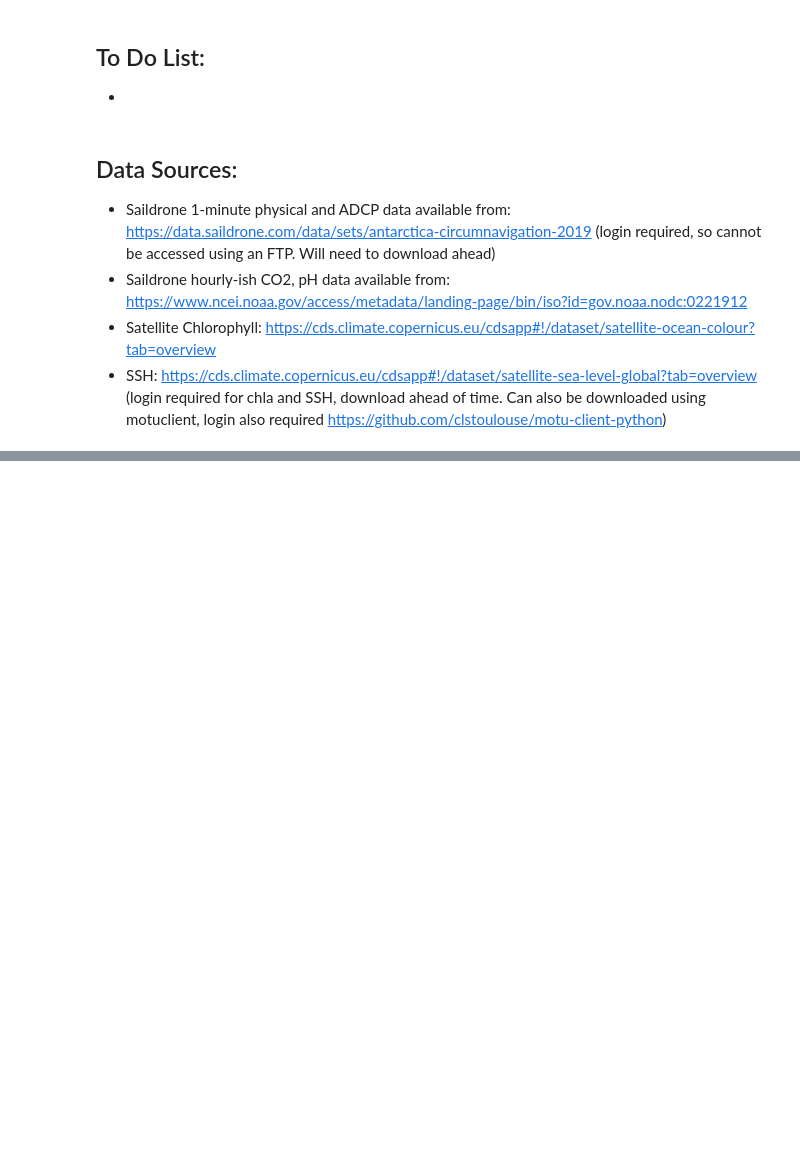
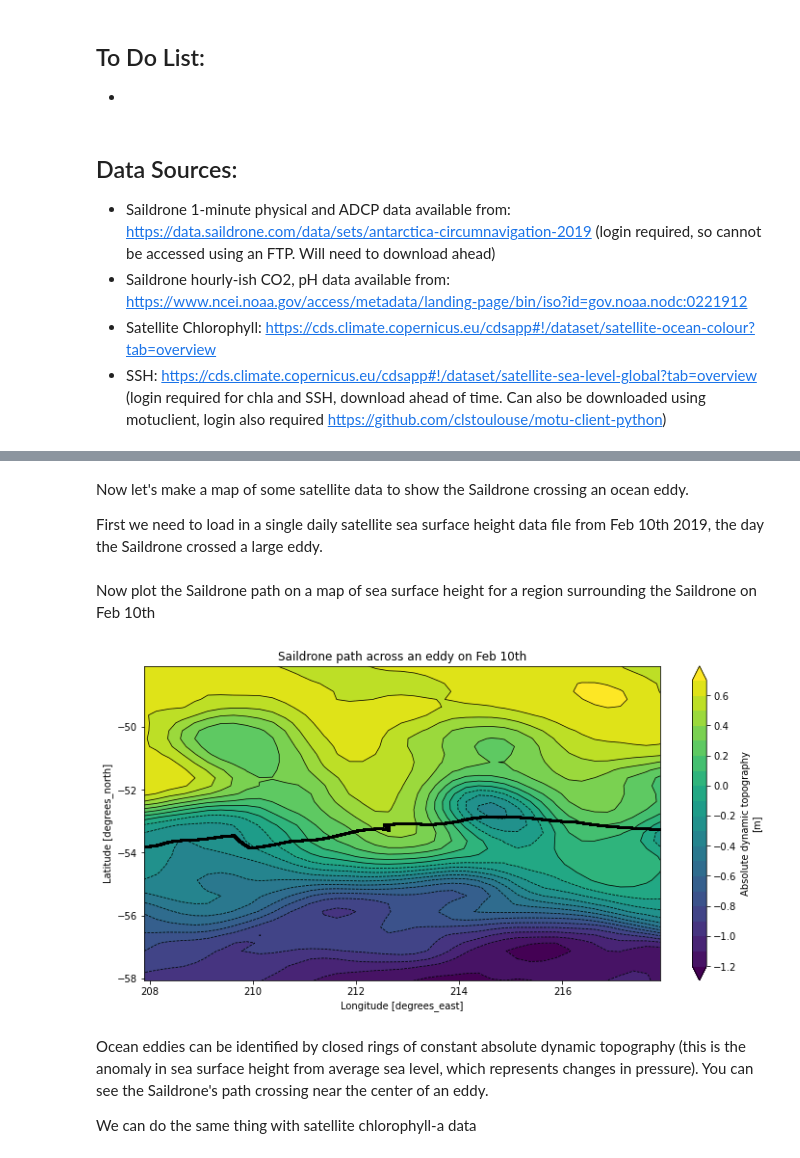
Before and after one commit to scottyhq/OCG_Saildrone, a Jupyter notebook: OCG_Saildrone_Lesson_Notebook.ipynb, the cells around one changed output, grey strips where cells are left out. Saved outputs shown, nothing was run; the diff lists cells and outputs as text; code cells hidden in the pictures; blank space fills up the shorter version.

Commit message:
added load satellite ssh data and plot Saildrone track on map of adt

```diff
--- a/OCG_Saildrone_Lesson_Notebook.ipynb
+++ b/OCG_Saildrone_Lesson_Notebook.ipynb
@@ -95,0 +131,32 @@ plt.show()
+# %% [markdown]
+Now let's make a map of some satellite data to show the Saildrone crossing an ocean eddy.
+
+First we need to load in a single daily satellite sea surface height data file from Feb 10th 2019, the day the Saildrone crossed a large eddy.
+# %%
+satellite_ssh = xr.open_dataset(data_dir + 'ssh_2019_02_10.nc')
+# %% [markdown]
+Now plot the Saildrone path on a map of sea surface height for a region surrounding the Saildrone on Feb 10th
+# %%
+#finding position of Saildrone on Feb 10
+time_index = np.argwhere(Saildrone_phys.time.values==np.datetime64('2019-02-10'))[0]
+tlon = Saildrone_phys.longitude.values[time_index]
+tlat = Saildrone_phys.latitude.values[time_index]
+
+#make a contour plot of satellite ssh
+xr.plot.contourf(satellite_ssh.adt[0,:,:],levels=np.arange(-1.2,0.8,0.1),cmap='viridis',size=6,aspect=2)
+xr.plot.contour(satellite_ssh.adt[0,:,:],levels=np.arange(-1.2,0.8,0.1),colors='k',linewidths=0.75)
+plt.xlim(tlon+360-5,tlon+360+5)
+plt.ylim(tlat-5,tlat+5)
+
+#add Saildrone track
+plt.scatter(Saildrone_phys.longitude+360, Saildrone_phys.latitude, c='black', s=3, label='Saildrone', zorder=1000)
+
+#give the plot a title and save figure in the output folder
+plt.title('Saildrone path across an eddy on Feb 10th')
+plt.savefig(output_dir + 'Sea_surface_height_Saildrone_Feb10' + '.jpg')
+# %% [output]
+[figure, added]
+# %% [markdown]
+Ocean eddies can be identified by closed rings of constant absolute dynamic topography (this is the anomaly in sea surface height from average sea level, which represents changes in pressure). You can see the Saildrone's path crossing near the center of an eddy.
+
+We can do the same thing with satellite chlorophyll-a data
```
Also changed, not shown: parts of 4 cells of this notebook.
